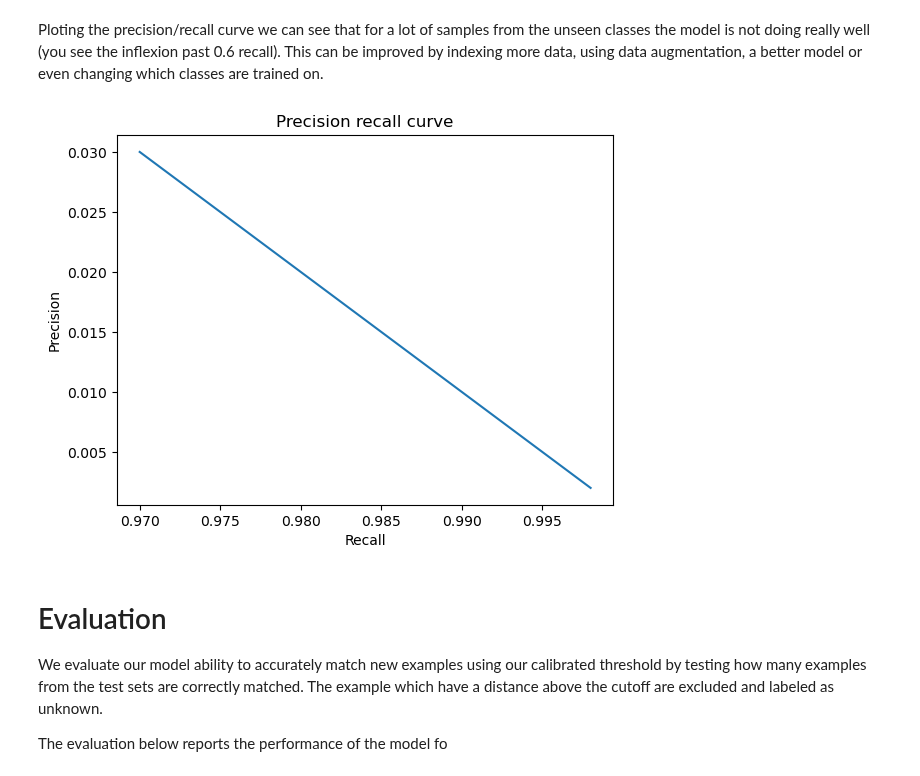
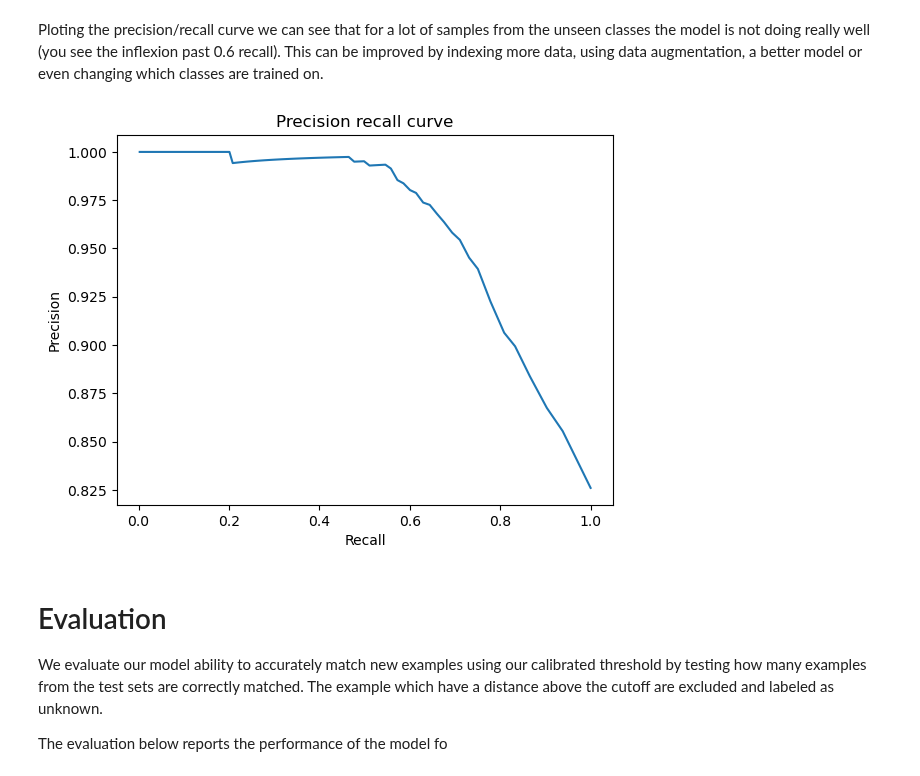
Before and after one commit to tensorflow/similarity, a Jupyter notebook: examples/supervised_hello_world.ipynb, the cells around one changed output. Drawn from its saved outputs; the diff is of its cells as text; code cells hidden in the pictures.

```diff
--- a/examples/supervised_hello_world.ipynb
+++ b/examples/supervised_hello_world.ipynb
@@ -266,6 +271,6 @@ Performing NN search
 To be able to tell if an example matches a given class, we first need to `calibrate()` the model to find the optimal cut point. By default, we only compute an optimal cutpoint that maximizes performance; however, you can speficy your own target and change the optimization metrics as illustrated in later examples
 # %%
 num_calibration_samples = 1000
-calibration = model.calibrate(x_train[:num_calibration_samples], y_train[:num_calibration_samples], verbose=1)
+calibration = model.calibrate(x_train[:num_calibration_samples], y_train[:num_calibration_samples], extra_metrics=['precision', 'recall', 'accuracy'], verbose=1)
 # %% [output]
 Performing NN search
@@ -289,13 +295,13 @@ plt.show()
 Ploting the precision/recall curve we can see that for a lot of samples from the unseen classes the model is not doing really well (you see the inflexion past 0.6 recall). This can be improved by indexing more data, using data augmentation, a better model or even changing which classes are trained on.
 # %%
 fig, ax = plt.subplots()
-ax.plot(calibration['thresholds']['recall'], calibration['thresholds']['accuracy'])
+ax.plot(calibration.thresholds['recall'], calibration.thresholds['precision'])
 ax.set_title("Precision recall curve")
 ax.set_xlabel('Recall')
 ax.set_ylabel('Precision')
 plt.show()
 # %% [output]
-[figure, old version]
+[figure, new version]
 # %% [markdown]
 # Evaluation
 We evaluate our model ability to accurately match new examples using our calibrated threshold by testing how many examples from the test sets are correctly matched. The example which have a distance above the cutoff are excluded and labeled as unknown.
```
Also changed, not shown: parts of 15 cells of this notebook, 51 other files.
